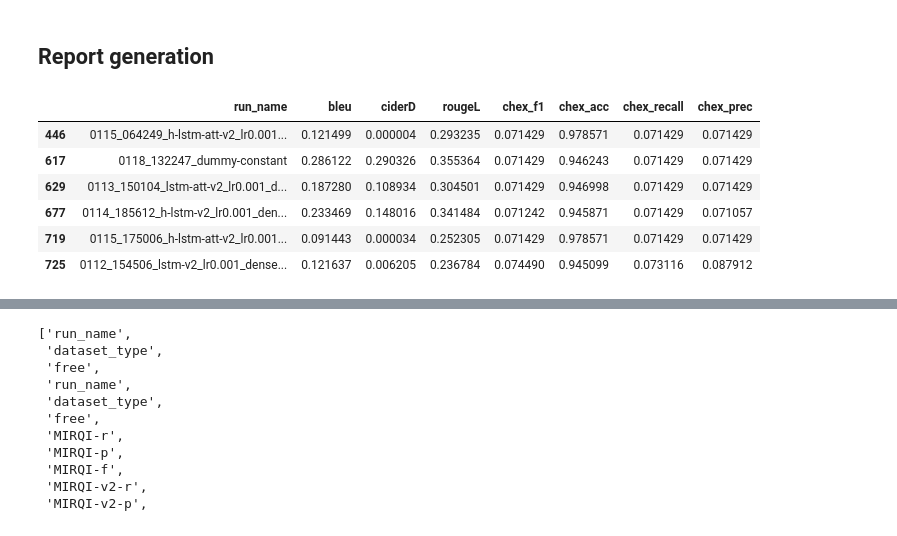
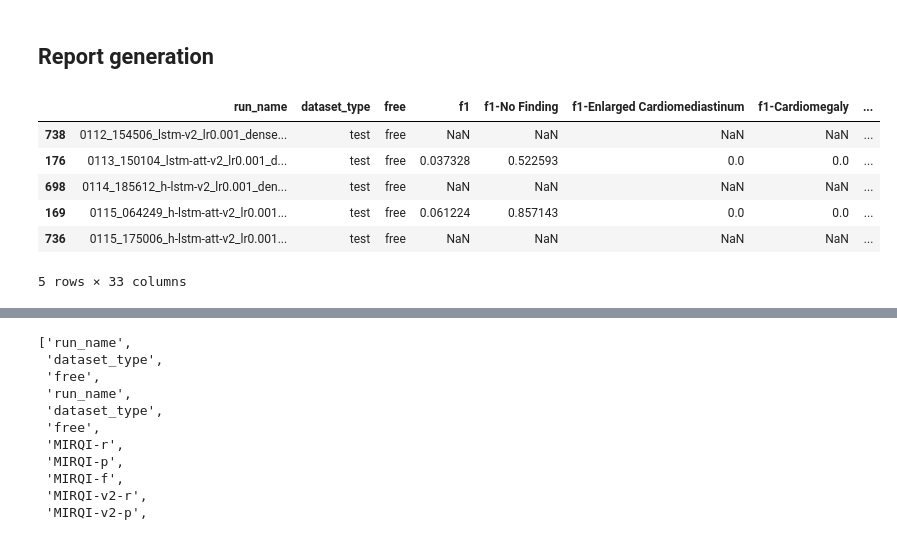
Before and after one commit to pdpino/medical-ai, a Jupyter notebook: medai/notebooks/results.ipynb, the cells around one changed output, grey strips where cells are left out. Cells and saved outputs as stored; diff of their text form; code cells hidden in the pictures.

```diff
--- a/medai/notebooks/results.ipynb
+++ b/medai/notebooks/results.ipynb
@@ -223,15 +230,18 @@ metrics = ['bleu', 'ciderD', 'rougeL', 'chex_f1', 'chex_acc', 'chex_recall', 'ch
+# %%
+metrics = [c for c in RESULTS_DF.columns if c.startswith('f1') or c.startswith('chex_f1')]
 # %%
-filter_results(contains='^01',
+filter_results(contains='^01\d{2}_\d{6}_(h-|lstm)',
                dataset_type='test',
                free=True,
                metrics=metrics, # CHEXPERT_RUNTIME_METRICS
-               drop_key_cols=True,
-               ) # .replace(r'^\d{4}_\d{6}_(.*)', r'\1', regex=True).sort_values('run_name')
+               # drop_key_cols=True,
+               ).sort_values('run_name')
+# .replace(r'^\d{4}_\d{6}_(.*)', r'\1', regex=True)
 # %% [output]
-|  | run_name | bleu | ciderD | rougeL | chex_f1 | chex_acc | chex_recall | chex_prec |
-| 446 | 0115_064249_h-lstm-att-v2_lr0.001... | 0.121499 | 0.000004 | 0.293235 | 0.071429 | 0.978571 | 0.071429 | 0.071429 |
-| 617 | 0118_132247_dummy-constant | 0.286122 | 0.290326 | 0.355364 | 0.071429 | 0.946243 | 0.071429 | 0.071429 |
-| 629 | 0113_150104_lstm-att-v2_lr0.001_d... | 0.187280 | 0.108934 | 0.304501 | 0.071429 | 0.946998 | 0.071429 | 0.071429 |
-| 677 | 0114_185612_h-lstm-v2_lr0.001_den... | 0.233469 | 0.148016 | 0.341484 | 0.071242 | 0.945871 | 0.071429 | 0.071057 |
-| 719 | 0115_175006_h-lstm-att-v2_lr0.001... | 0.091443 | 0.000034 | 0.252305 | 0.071429 | 0.978571 | 0.071429 | 0.071429 |
-| 725 | 0112_154506_lstm-v2_lr0.001_dense... | 0.121637 | 0.006205 | 0.236784 | 0.074490 | 0.945099 | 0.073116 | 0.087912 |
+|  | run_name | dataset_type | free | f1 | f1-No Finding | f1-Enlarged Cardiomediastinum | f1-Cardiomegaly | ... |
+| 738 | 0112_154506_lstm-v2_lr0.001_dense... | test | free | NaN | NaN | NaN | NaN | ... |
+| 176 | 0113_150104_lstm-att-v2_lr0.001_d... | test | free | 0.037328 | 0.522593 | 0.0 | 0.0 | ... |
+| 698 | 0114_185612_h-lstm-v2_lr0.001_den... | test | free | NaN | NaN | NaN | NaN | ... |
+| 169 | 0115_064249_h-lstm-att-v2_lr0.001... | test | free | 0.061224 | 0.857143 | 0.0 | 0.0 | ... |
+| 736 | 0115_175006_h-lstm-att-v2_lr0.001... | test | free | NaN | NaN | NaN | NaN | ... |
+5 rows × 33 columns
```
Also changed, not shown: parts of 13 cells of this notebook, 10 other files.
